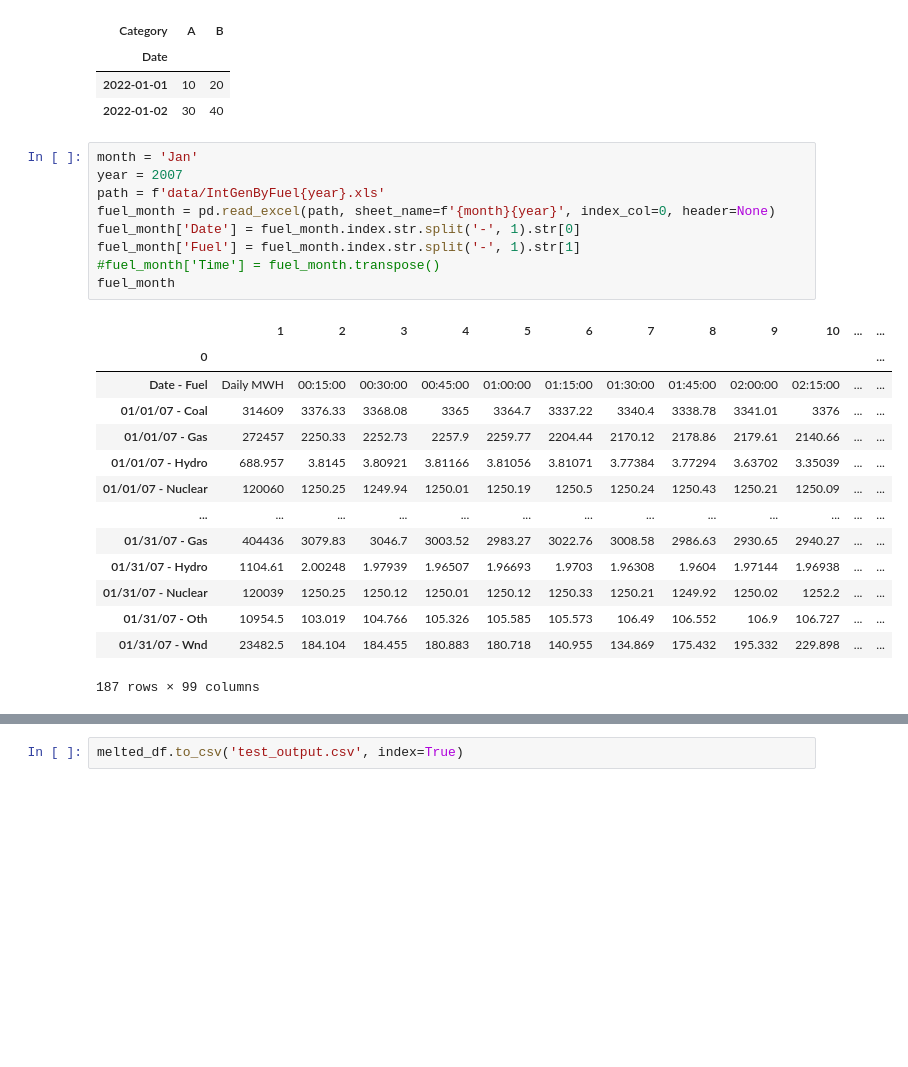
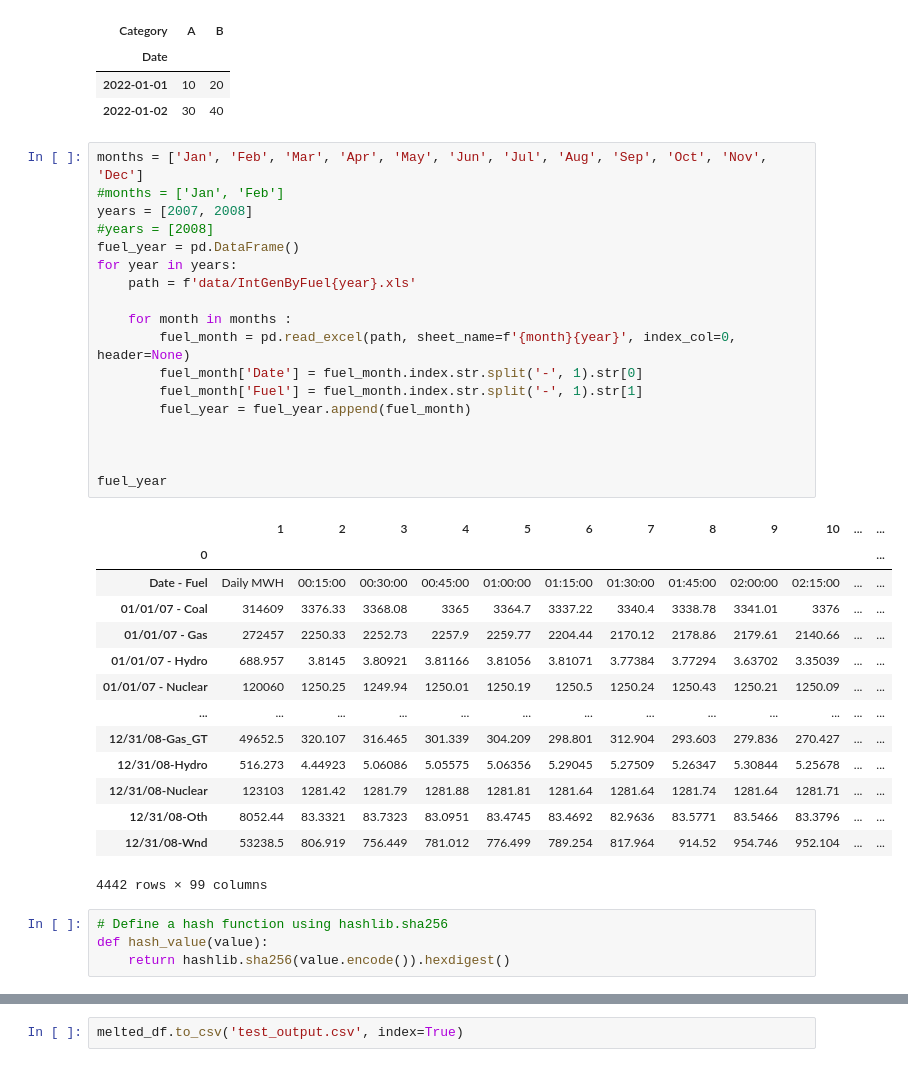
Before and after one commit to mustang-lexie/MSDS_6120_Capstone_ARW_LEXIE, a Jupyter notebook: testing.ipynb, the cells around one changed output, grey strips where cells are left out. Cells and saved outputs as stored; diff of their text form; blank space fills up the shorter version.

Commit message:
able to load full year of 2007

```diff
--- a/testing.ipynb
+++ b/testing.ipynb
@@ -244,29 +242,42 @@ Pivoted DataFrame:
 | 2022-01-01 | 10 | 20 |
 | 2022-01-02 | 30 | 40 |
 # %%
-month = 'Jan'
-year = 2007
-path = f'data/IntGenByFuel{year}.xls'
-fuel_month = pd.read_excel(path, sheet_name=f'{month}{year}', index_col=0, header=None)
-fuel_month['Date'] = fuel_month.index.str.split('-', 1).str[0]
-fuel_month['Fuel'] = fuel_month.index.str.split('-', 1).str[1]
-#fuel_month['Time'] = fuel_month.transpose()
-fuel_month
+months = ['Jan', 'Feb', 'Mar', 'Apr', 'May', 'Jun', 'Jul', 'Aug', 'Sep', 'Oct', 'Nov', 'Dec']
+#months = ['Jan', 'Feb']
+years = [2007, 2008]
+#years = [2008]
+fuel_year = pd.DataFrame()
+for year in years:
+    path = f'data/IntGenByFuel{year}.xls'
+
+    for month in months :
+        fuel_month = pd.read_excel(path, sheet_name=f'{month}{year}', index_col=0, header=None)
+        fuel_month['Date'] = fuel_month.index.str.split('-', 1).str[0]
+        fuel_month['Fuel'] = fuel_month.index.str.split('-', 1).str[1]
+        fuel_year = fuel_year.append(fuel_month)
+
+
+
+fuel_year
 # %% [output]
 |  | 1 | 2 | 3 | 4 | 5 | 6 | 7 | 8 | 9 | 10 | ... | ... |
 | 0 |  |  |  |  |  |  |  |  |  |  |  | ... |
 | Date - Fuel | Daily MWH | 00:15:00 | 00:30:00 | 00:45:00 | 01:00:00 | 01:15:00 | 01:30:00 | 01:45:00 | 02:00:00 | 02:15:00 | ... | ... |
 | 01/01/07 - Coal | 314609 | 3376.33 | 3368.08 | 3365 | 3364.7 | 3337.22 | 3340.4 | 3338.78 | 3341.01 | 3376 | ... | ... |
 | 01/01/07 - Gas | 272457 | 2250.33 | 2252.73 | 2257.9 | 2259.77 | 2204.44 | 2170.12 | 2178.86 | 2179.61 | 2140.66 | ... | ... |
 | 01/01/07 - Hydro | 688.957 | 3.8145 | 3.80921 | 3.81166 | 3.81056 | 3.81071 | 3.77384 | 3.77294 | 3.63702 | 3.35039 | ... | ... |
 | 01/01/07 - Nuclear | 120060 | 1250.25 | 1249.94 | 1250.01 | 1250.19 | 1250.5 | 1250.24 | 1250.43 | 1250.21 | 1250.09 | ... | ... |
 | ... | ... | ... | ... | ... | ... | ... | ... | ... | ... | ... | ... | ... |
-| 01/31/07 - Gas | 404436 | 3079.83 | 3046.7 | 3003.52 | 2983.27 | 3022.76 | 3008.58 | 2986.63 | 2930.65 | 2940.27 | ... | ... |
-| 01/31/07 - Hydro | 1104.61 | 2.00248 | 1.97939 | 1.96507 | 1.96693 | 1.9703 | 1.96308 | 1.9604 | 1.97144 | 1.96938 | ... | ... |
-| 01/31/07 - Nuclear | 120039 | 1250.25 | 1250.12 | 1250.01 | 1250.12 | 1250.33 | 1250.21 | 1249.92 | 1250.02 | 1252.2 | ... | ... |
-| 01/31/07 - Oth | 10954.5 | 103.019 | 104.766 | 105.326 | 105.585 | 105.573 | 106.49 | 106.552 | 106.9 | 106.727 | ... | ... |
-| 01/31/07 - Wnd | 23482.5 | 184.104 | 184.455 | 180.883 | 180.718 | 140.955 | 134.869 | 175.432 | 195.332 | 229.898 | ... | ... |
+| 12/31/08-Gas_GT | 49652.5 | 320.107 | 316.465 | 301.339 | 304.209 | 298.801 | 312.904 | 293.603 | 279.836 | 270.427 | ... | ... |
+| 12/31/08-Hydro | 516.273 | 4.44923 | 5.06086 | 5.05575 | 5.06356 | 5.29045 | 5.27509 | 5.26347 | 5.30844 | 5.25678 | ... | ... |
+| 12/31/08-Nuclear | 123103 | 1281.42 | 1281.79 | 1281.88 | 1281.81 | 1281.64 | 1281.64 | 1281.74 | 1281.64 | 1281.71 | ... | ... |
+| 12/31/08-Oth | 8052.44 | 83.3321 | 83.7323 | 83.0951 | 83.4745 | 83.4692 | 82.9636 | 83.5771 | 83.5466 | 83.3796 | ... | ... |
+| 12/31/08-Wnd | 53238.5 | 806.919 | 756.449 | 781.012 | 776.499 | 789.254 | 817.964 | 914.52 | 954.746 | 952.104 | ... | ... |
-187 rows × 99 columns
+4442 rows × 99 columns
+# %%
+# Define a hash function using hashlib.sha256
+def hash_value(value):
+    return hashlib.sha256(value.encode()).hexdigest()
 # %%
 
 
```
Also changed, not shown: parts of 9 cells of this notebook.
